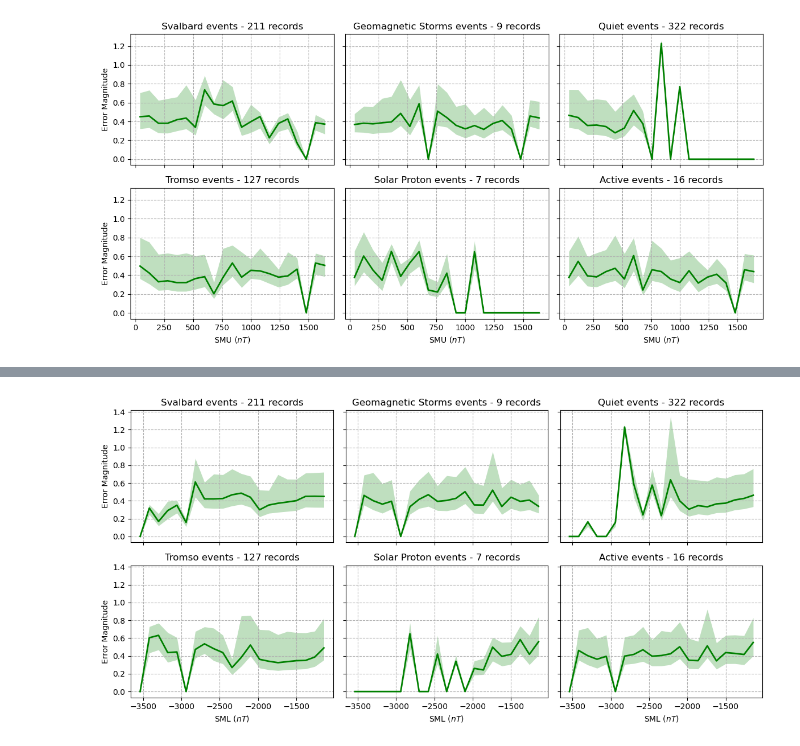
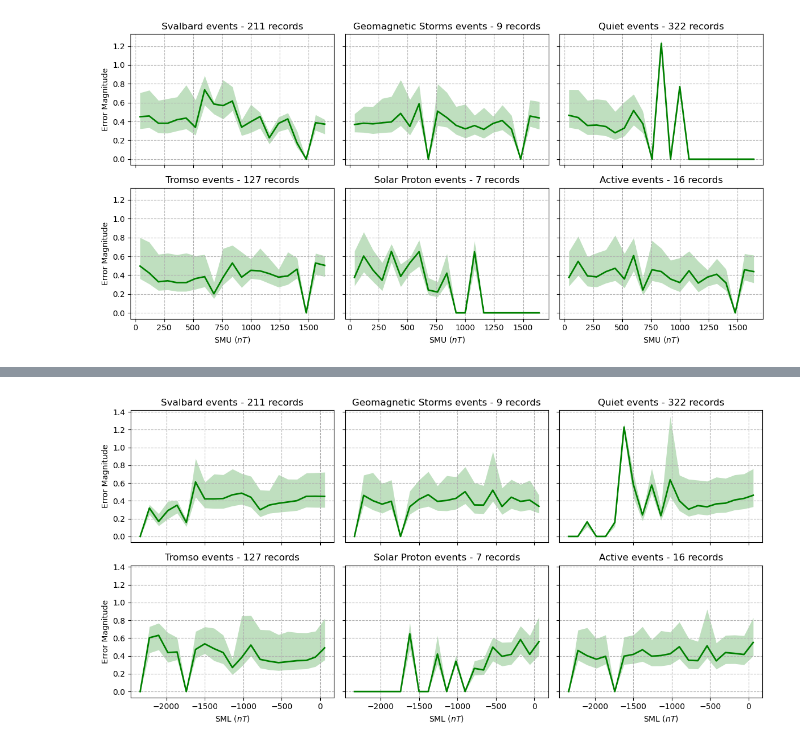
Before and after one commit to remy-guillermin/WACCM-Analysis, a Jupyter notebook: Scripts/Data-Analysis/global_error.ipynb, the cells around one changed output, grey strips where cells are left out. Saved outputs shown, nothing was run; the diff lists cells and outputs as text; code cells hidden in the pictures.

Commit message:
plot

```diff
--- a/Scripts/Data-Analysis/global_error.ipynb
+++ b/Scripts/Data-Analysis/global_error.ipynb
@@ -505,33 +754,33 @@ for i in range(len(masks)):
             less_sigma_value = 0
             more_sigma_value = 0
         else:
             mean_value = np.mean(Ne_diff_flat[index_mask])
             less_sigma_value = np.std(Ne_diff_flat[index_mask][Ne_diff_flat[index_mask]<mean_value])
             more_sigma_value = np.std(Ne_diff_flat[index_mask][Ne_diff_flat[index_mask]>mean_value])
         mean_list.append(mean_value)
         less_sigma_list.append(less_sigma_value)
         more_sigma_list.append(more_sigma_value)
 
     mean = np.array(mean_list)
     less_sigma = np.array(less_sigma_list)
     more_sigma = np.array(more_sigma_list)
 
     x = np.array(index_bins)
 
-    axs[i // 3][i % 3].fill_between(x + index_bins[1]/2, mean-less_sigma, mean+more_sigma, color = 'green', alpha=.25, linewidth=0)
-    axs[i // 3][i % 3].plot(x + index_bins[1]/2, mean, 'green', linewidth=2)
+    axs[i // 3][i % 3].fill_between(x + (index_bins[1]-index_bins[0])/2, mean-less_sigma, mean+more_sigma, color = 'green', alpha=.25, linewidth=0)
+    axs[i // 3][i % 3].plot(x + (index_bins[1]-index_bins[0])/2, mean, 'green', linewidth=2)
     axs[i // 3][i % 3].grid(linestyle='--')
     axs[i // 3][i % 3].set_title(f'{type} events - {sum(mask)} records')
 
 axs[1][0].set_xlabel(r'SML ($nT$)')
 axs[1][1].set_xlabel(r'SML ($nT$)')
 axs[1][2].set_xlabel(r'SML ($nT$)')
 
 axs[0][0].set_ylabel('Error Magnitude')
 axs[1][0].set_ylabel('Error Magnitude')
 
 plt.tight_layout()
 plt.savefig(f'../../Output/Figures/error-events/SML.png')
 plt.show()
 # %% [output]
-[figure, old version]
+[figure, new version]
```
Also changed, not shown: parts of 9 cells of this notebook, 12 other files.
